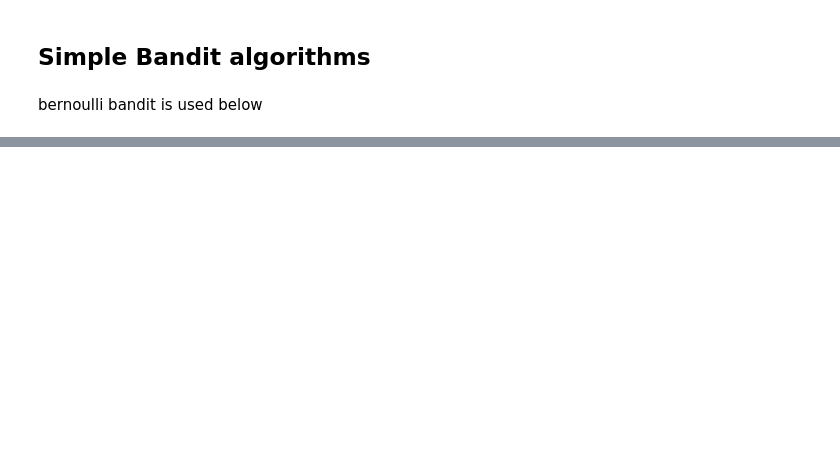
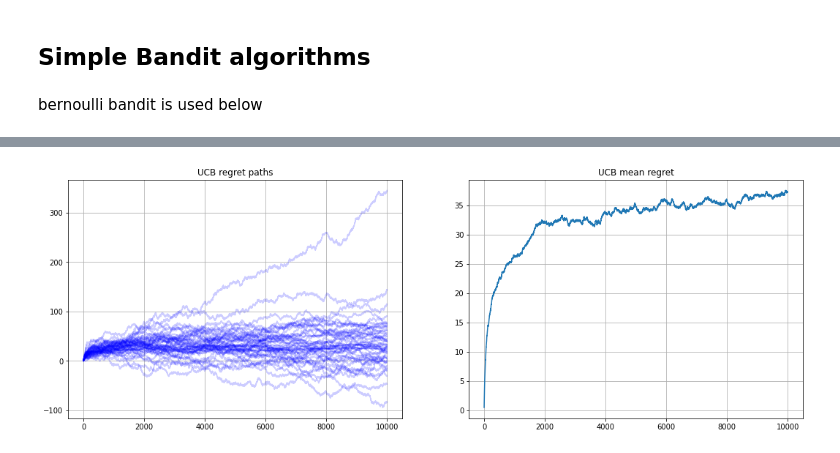
Before and after one commit to thxi/hse_thesis, a Jupyter notebook: notebooks/SimpleBandits.ipynb, the cells around one changed output, grey strips where cells are left out. Saved outputs shown, nothing was run; the diff lists cells and outputs as text; code cells hidden in the pictures; blank space fills up the shorter version.

```diff
--- a/notebooks/SimpleBandits.ipynb
+++ b/notebooks/SimpleBandits.ipynb
@@ -143,0 +97,16 @@ plt.grid();
+# %%
+fig,axs=plt.subplots(figsize=(18, 6))
+
+ts = np.arange(T)
+plt.subplot(1, 2, 1)
+for y in agent_to_regret['UCB1']:
+    plt.plot(y, color='blue', alpha=0.2)
+plt.title('UCB regret paths')
+plt.grid()
+
+plt.subplot(1, 2, 2)
+sns.lineplot(x=ts, y=np.mean(agent_to_regret['UCB1'], axis=0))
+plt.title('UCB mean regret')
+plt.grid()
+# %% [output]
+[figure, added]
```
Also changed, not shown: parts of 14 cells of this notebook, 4 other files.
